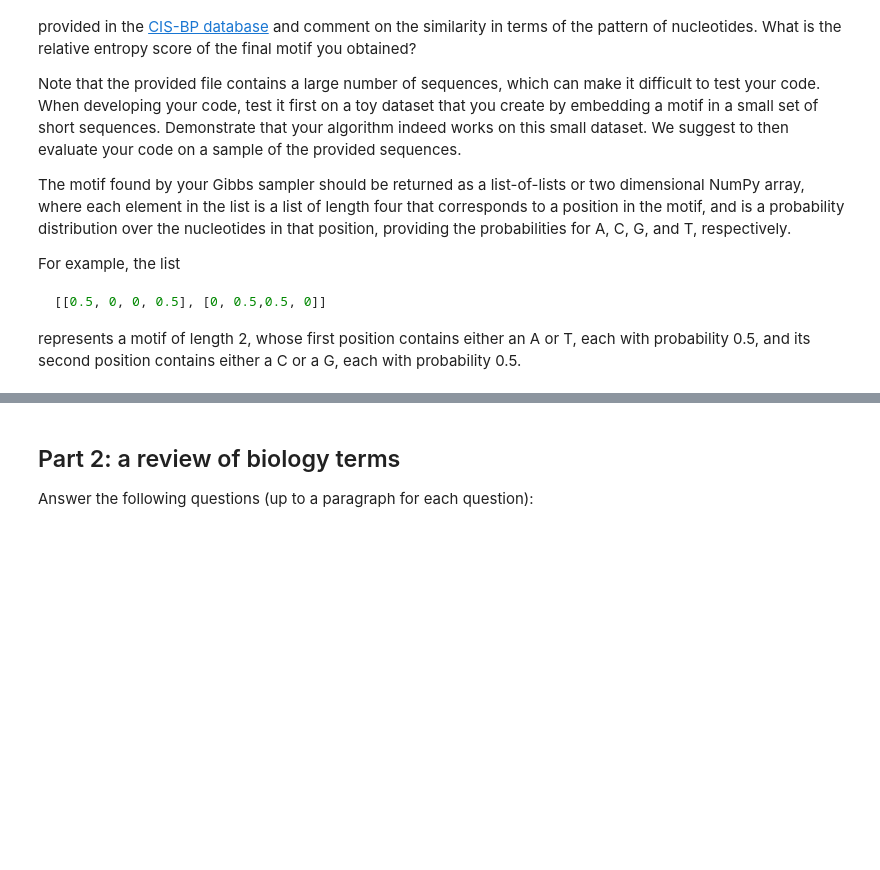
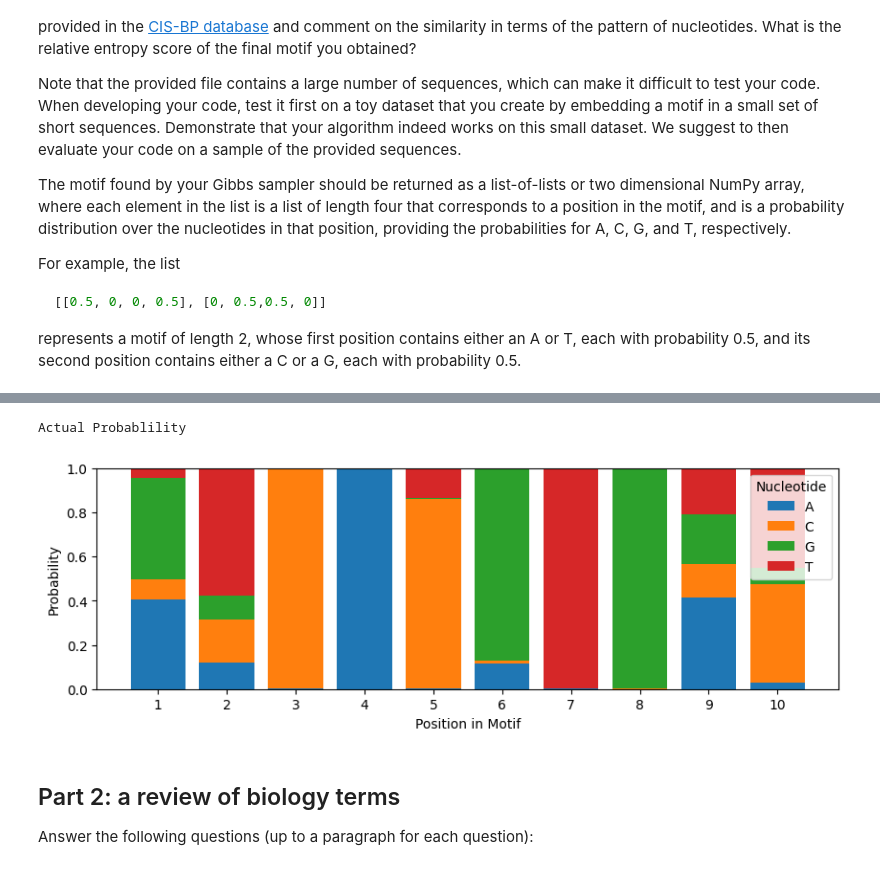
Before and after one commit to Formanj-0/CS525-Bioinformatics, a Jupyter notebook: assignment2_motif_finding.ipynb, the cells around one changed output, grey strips where cells are left out. Drawn from its saved outputs; the diff is of its cells as text; code cells hidden in the pictures; blank space fills up the shorter version.

```diff
--- a/assignment2_motif_finding.ipynb
+++ b/assignment2_motif_finding.ipynb
@@ -36,3 +271,24 @@ def gibbs_motif(file_name, length, iterations) :
+# %%
+# From https://cisbp.ccbr.utoronto.ca/data/3_00/DataFiles/PWMs/Files/M02996_3.00.txt
+# USF1 M02996_3.00
+actual_motif = np.array([
+    [0.407475169890225,	0.0904338734971249,	0.456089911134344,	0.0460010454783063],
+    [0.119909502262443,	0.193873999303864,	0.111033762617473,	0.57518273581622],
+    [0.00180831826401447,	0.996081977094635,	0.00210970464135021,	0.0],
+    [0.996081977094635,	0.000301386377335744,	0.00301386377335744,	0.000602772754671489],
+    [0.00103977125032493,	0.859110995580972,	0.00467897062646218,	0.135170262542241],
+    [0.117833553500661,	0.00898282694848085,	0.873183619550859,	0.0],
+    [0.00241036456764086,	0.0,	0.00180777342573064,	0.995781862006629],
+    [0.000904431715405487,	0.00211034066927947,	0.996382273138378,	0.000602954476936991],
+    [0.413125,	0.150875,	0.228,	0.208],
+    [0.0301057770545159,	0.446433414700298,	0.0735014917276919,	0.449959316517494] ,
+]).T
+# %%
+print('Actual Probablility')
+display_logo(actual_motif)
+# %% [output]
+Actual Probablility
+[figure, added]
 # %% [markdown]
 ## Part 2:  a review of biology terms
 
```
Also changed, not shown: parts of 10 cells of this notebook, 5 other files.
